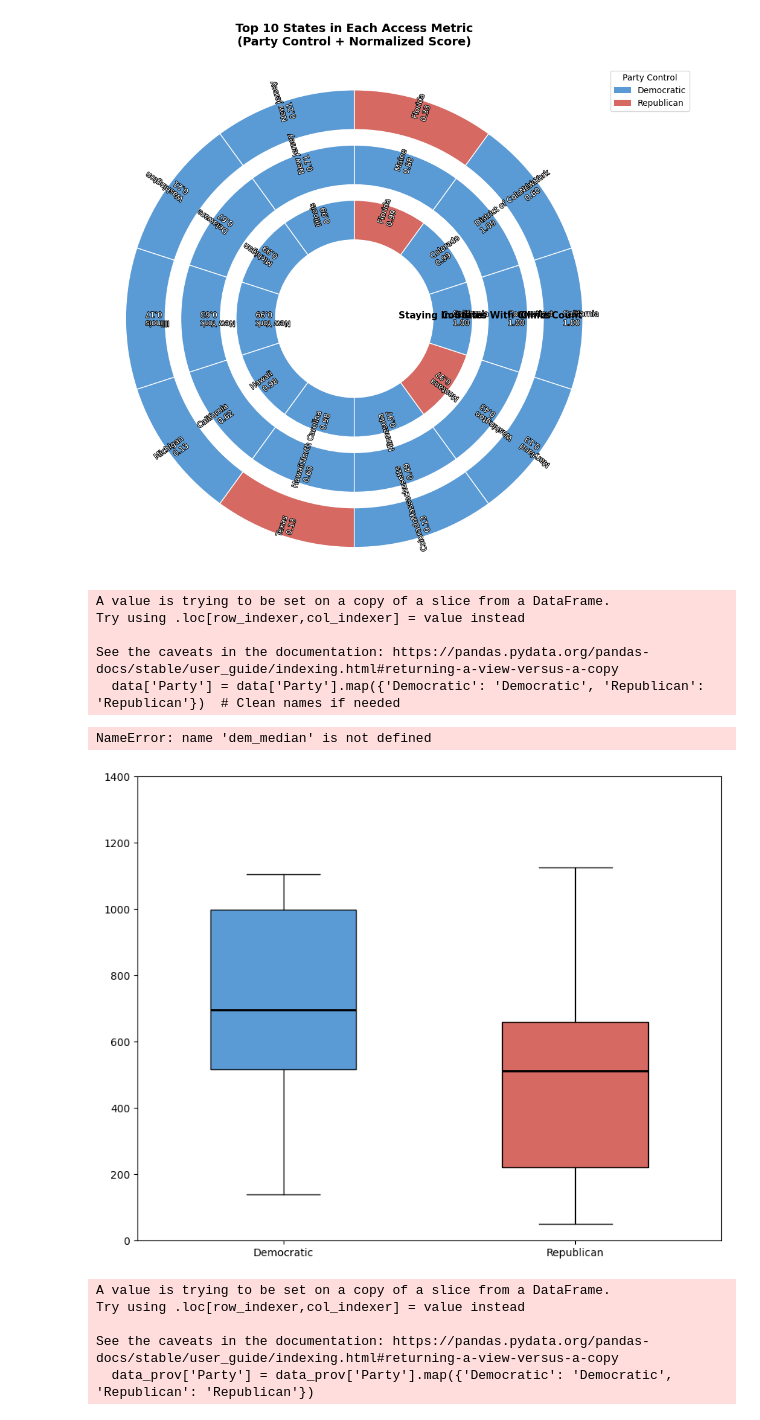
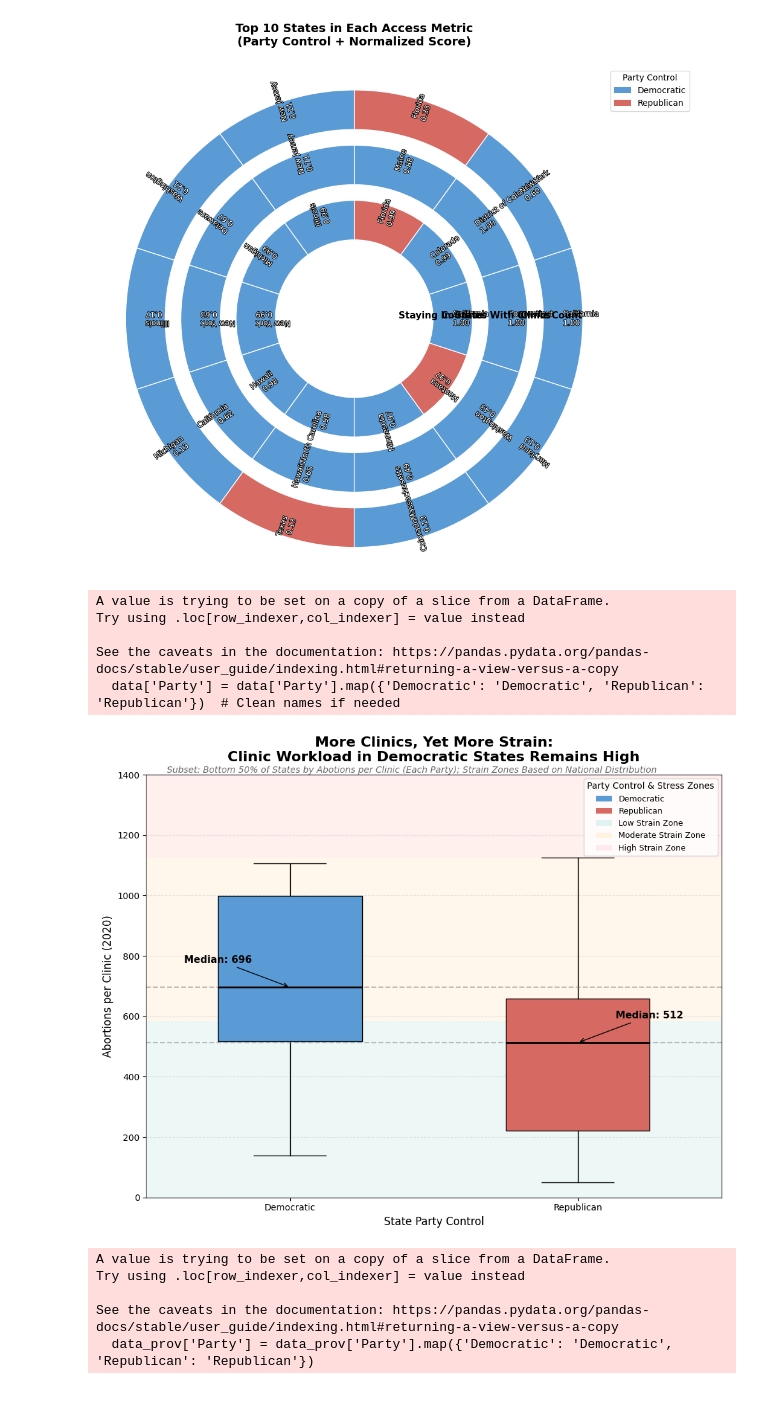
Before and after one commit to evelynzhang5/portfolio, a Jupyter notebook: project2/dsc106.ipynb, the cells around one changed output. Drawn from its saved outputs; the diff is of its cells as text; code cells hidden in the pictures.

```diff
--- a/project2/dsc106.ipynb
+++ b/project2/dsc106.ipynb
@@ -1129,8 +1129,17 @@ import matplotlib.patheffects as path_effects
 
 # Select bottom 50% per party based on abortions per clinic
 df_copy = df.copy()
-df_copy['Abortions_per_Clinic'] = df_copy['No. of abortions, by state of occurrence, 2020'] / df_copy['No. of abortion clinics, 2020']
-df_copy = df_copy.dropna(subset=['Abortions_per_Clinic', 'Party'])
+
+df_copy = df_copy.rename(columns={
+    'U.S. State': 'State',
+    'No. of abortions, by state of occurrence, 2020': 'Abortions_2020',
+    'No. of abortion clinics, 2020': 'Clinic_Count'
+})
+df_copy  = df_copy .dropna(subset=['Party', 'Abortions_2020', 'Clinic_Count'])
+
+# Calculate abortions per clinic
+df_copy ['Abortions_per_Clinic'] =df_copy['Abortions_2020'] / df_copy ['Clinic_Count']
+
 
 bottom_half = (
     df_copy.groupby('Party', group_keys=False)
@@ -1172,6 +1181,18 @@ ax.set_xticklabels(['Democratic', 'Republican'])
 # Y-axis limits
 ax.set_ylim(0, 1400)
 
+dem_median = data[data['Party'] == 'Democratic']['Abortions_per_Clinic'].median()
+rep_median = data[data['Party'] == 'Republican']['Abortions_per_Clinic'].median()
+q25 = df_copy['Abortions_per_Clinic'].quantile(0.25)
+q50 = df_copy['Abortions_per_Clinic'].quantile(0.50)
+q75 = df_copy['Abortions_per_Clinic'].quantile(0.75)
+
+
+
+# Shaded stress zones
+ax.axhspan(0, q25, facecolor='#e0f2f1', alpha=0.6, label='Low Strain Zone')
+ax.axhspan(q25, q75, facecolor='#fff3e0', alpha=0.6, label='Moderate Strain Zone')
+ax.axhspan(q75, data['Abortions_per_Clinic'].max(), facecolor='#ffebee', alpha=0.6, label='High Strain Zone')
 
 for median_val in [dem_median, rep_median]:
     ax.axhline(median_val, linestyle='--', color='gray', alpha=0.5)
@@ -1179,43 +1200,40 @@ for median_val in [dem_median, rep_median]:
 # Annotate medians with arrows
 props = dict(arrowstyle="->", color='black')
 ax.annotate(f'Median: {int(dem_median)}', xy=(1, dem_median), xytext=(0.75, dem_median+80),
             ha='center', fontsize=11, fontweight='bold', arrowprops=props)
 
 ax.annotate(f'Median: {int(rep_median)}', xy=(2, rep_median), xytext=(2.25, rep_median+80),
             ha='center', fontsize=11, fontweight='bold', arrowprops=props)
 
 # Titles
 
 ax.set_title('More Clinics, Yet More Strain:\nClinic Workload in Democratic States Remains High', fontsize=16, fontweight='bold',pad=15)
 fig.text(0.5, 0.91,
-         'Subset: Bottom 50% of States by Clinic Workload (Each Party)',
+         'Subset: Bottom 50% of States by Abotions per Clinic (Each Party); Strain Zones Based on National Distribution',
          ha='center', fontsize=10, color='dimgray', style='italic')
 
-# Legend
+# Custom legend
 legend_elements = [
-    Patch(facecolor=party_color['Democratic'], label='Democratic'),
-    Patch(facecolor=party_color['Republican'], label='Republican')
+    Patch(facecolor='#5B9BD5', label='Democratic'),
+    Patch(facecolor='#D66A63', label='Republican'),
+    Patch(facecolor='#e0f2f1', label='Low Strain Zone'),
+    Patch(facecolor='#fff3e0', label='Moderate Strain Zone'),
+    Patch(facecolor='#ffebee', label='High Strain Zone'),
 ]
-ax.legend(handles=legend_elements, title='Party Control', loc='upper right', fontsize=10, title_fontsize=11)
+ax.legend(handles=legend_elements, title='Party Control & Stress Zones', loc='upper right', fontsize=9, title_fontsize=10)
 
-ax.axhline(700, linestyle='-.', color='green', linewidth=1.5)
-ax.text(2.02, 750, 'WHO Recommended Clinic Capacity Limit (~700/year)',
-        va='center', fontsize=10, color='green', style='italic')
-
-# Style tweaks
 ax.grid(axis='y', linestyle='--', alpha=0.3)
 ax.set_ylabel('Abortions per Clinic (2020)', fontsize=12)
 ax.set_xlabel('State Party Control', fontsize=12)
 
 plt.subplots_adjust(left=0.08, right=0.92, top=0.88, bottom=0.1)
 plt.tight_layout()
 plt.show()
 # %% [output]
 A value is trying to be set on a copy of a slice from a DataFrame.
 Try using .loc[row_indexer,col_indexer] = value instead
 
 See the caveats in the documentation: https://pandas.pydata.org/pandas-docs/stable/user_guide/indexing.html#returning-a-view-versus-a-copy
   data['Party'] = data['Party'].map({'Democratic': 'Democratic', 'Republican': 'Republican'})  # Clean names if needed
-NameError: name 'dem_median' is not defined
-[figure, old version]
+[figure, new version]
 # %%
```
Also changed, not shown: parts of 1 cell of this notebook, 2 other files.
